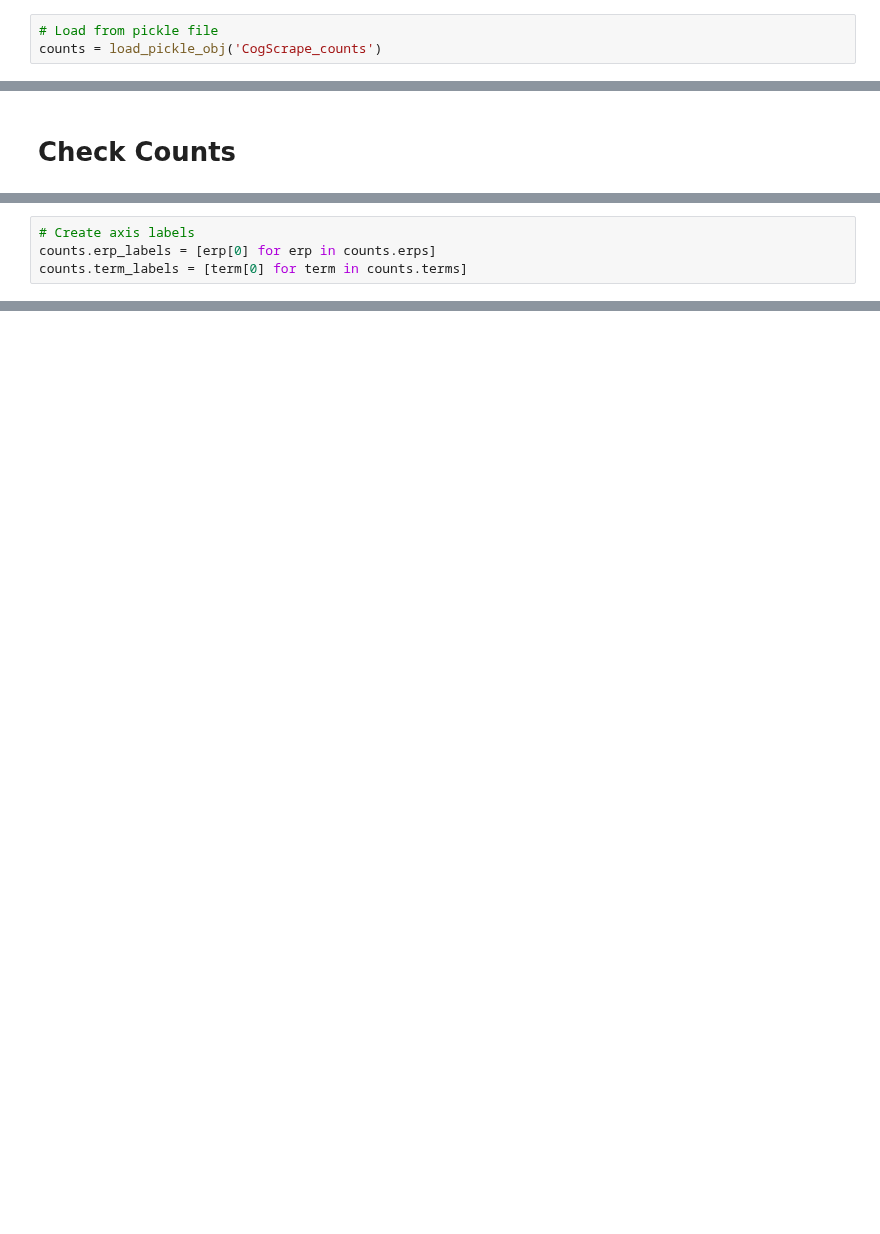
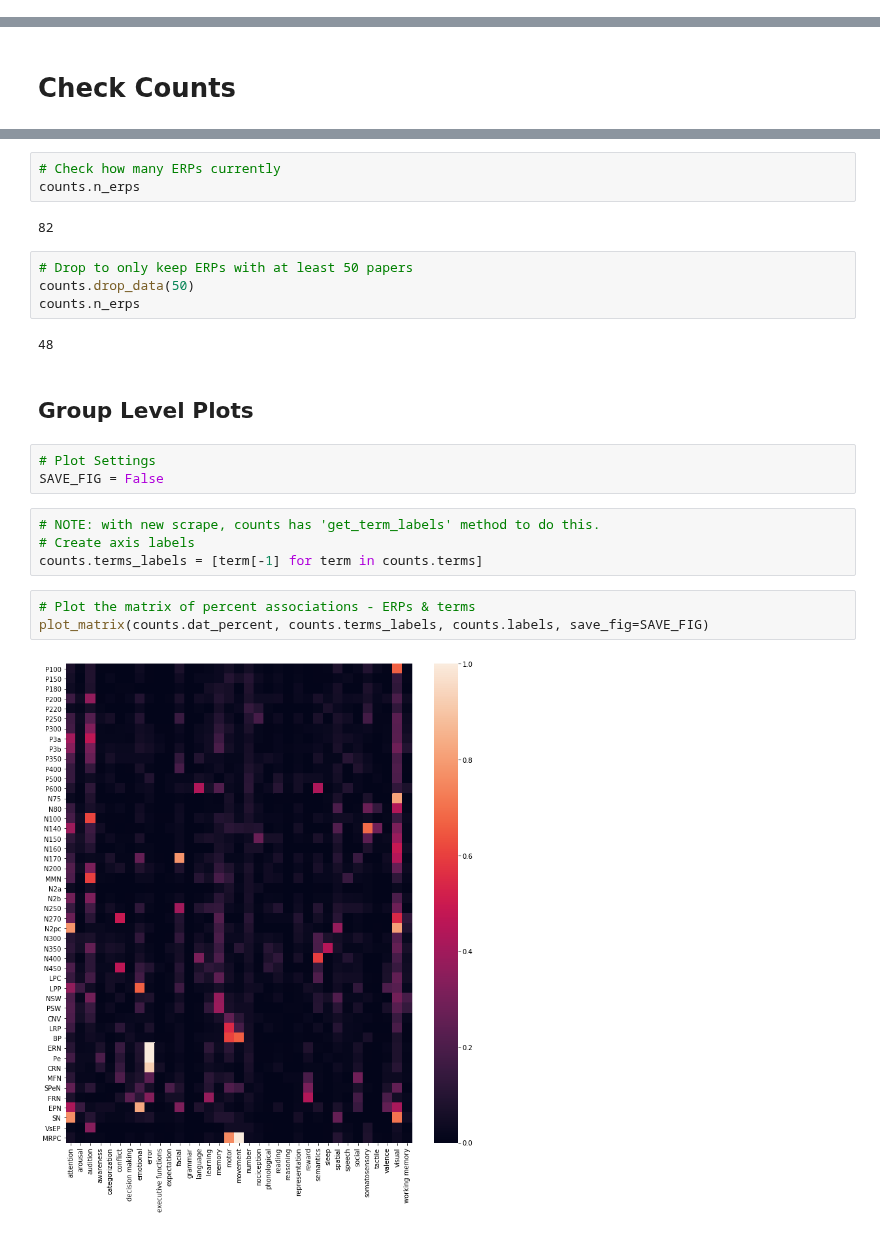
Before and after one commit to weblearn22/ERPscanr, a Jupyter notebook: notebooks/01-Counts.ipynb, the cells around one changed output, grey strips where cells are left out. Saved outputs shown, nothing was run; the diff lists cells and outputs as text; blank space fills up the shorter version.

```diff
--- a/notebooks/01-Counts.ipynb
+++ b/notebooks/01-Counts.ipynb
@@ -55,6 +68,3 @@ save_pickle_obj(counts, 'test2')
-# %%
-# Load from pickle file
-counts = load_pickle_obj('CogScrape_counts')
 # %% [markdown]
 ## Scrape Information
 # %%
@@ -112,4 +179,0 @@ memory             -     197776
-# %%
-# Create axis labels
-counts.erp_labels = [erp[0] for erp in counts.erps]
-counts.term_labels = [term[0] for term in counts.terms]
@@ -254,0 +182,25 @@ Z = hier.dendrogram(Y, orientation='left',
+# %%
+# Check how many ERPs currently
+counts.n_erps
+# %% [output]
+82
+# %%
+# Drop to only keep ERPs with at least 50 papers
+counts.drop_data(50)
+counts.n_erps
+# %% [output]
+48
+# %% [markdown]
+## Group Level Plots
+# %%
+# Plot Settings
+SAVE_FIG = False
+# %%
+# NOTE: with new scrape, counts has 'get_term_labels' method to do this.
+# Create axis labels
+counts.terms_labels = [term[-1] for term in counts.terms]
+# %%
+# Plot the matrix of percent associations - ERPs & terms
+plot_matrix(counts.dat_percent, counts.terms_labels, counts.labels, save_fig=SAVE_FIG)
+# %% [output]
+[figure, added]
```
Also changed, not shown: parts of 55 cells of this notebook, 3 other files.
